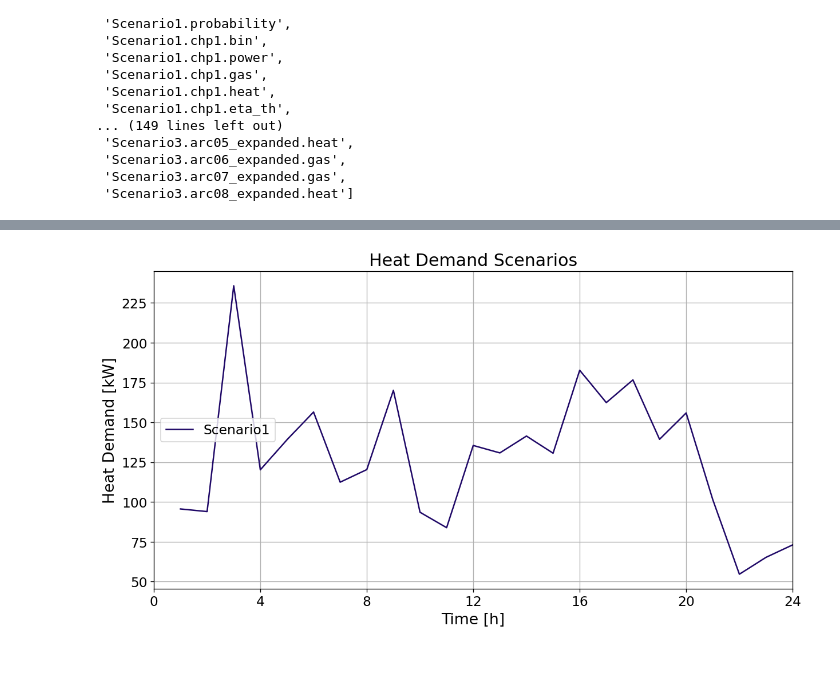
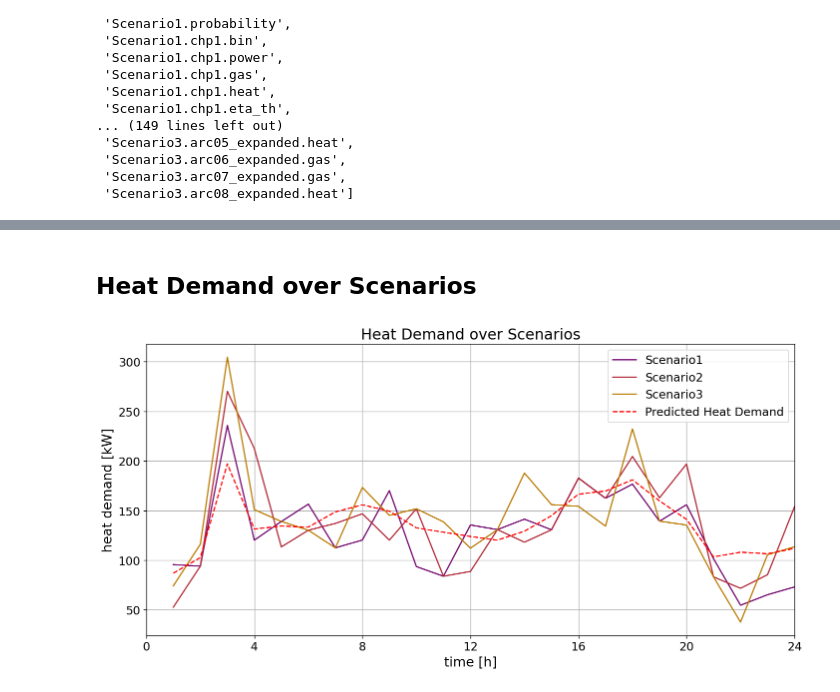
Before and after one commit to 0815Paul/SPMA, a Jupyter notebook: postprocessing/postprocessing.ipynb, the cells around one changed output, grey strips where cells are left out. Saved outputs shown, nothing was run; the diff lists cells and outputs as text; code cells hidden in the pictures; blank space fills up the shorter version.

Commit message:
Added some graphs

```diff
--- a/postprocessing/postprocessing.ipynb
+++ b/postprocessing/postprocessing.ipynb
@@ -88,22 +122,37 @@ def set_axis_properties(ax, title, ylabel, xlabel, fontsize_title, fontsize_labe
+# %% [markdown]
+## Heat Demand over Scenarios
 # %%
-#scenarios_to_plot = ['Scenario1.heat_demand_scenario', 'Scenario2.heat_demand_scenario', 'Scenario3.heat_demand_scenario']
+# Adjustable Parameters
+params_to_plot = ['heat_demand_scenario']
+scenarios_to_plot = ['Scenario1', 'Scenario2', 'Scenario3']  # For example, skip Scenario2
+data_to_plot = []
+labels = []
 
-scenarios_to_plot = ['Scenario1.heat_demand_scenario']
+# Get the data to plot
+for param in params_to_plot:
+    for scenario in scenarios_to_plot:
+        column_name = f'{scenario}.{param}'
+        if column_name in combinded_df.columns:
+            data_to_plot.append(combinded_df[column_name])
+            labels.append(f'{scenario}')
 
-data_to_plot = [combinded_df[scenario] for scenario in scenarios_to_plot]
-labels = [scenario.split('.')[0] for scenario in scenarios_to_plot]
-
-# Set Colors
-colors = cmr.take_cmap_colors('cmr.chroma', N=len(data_to_plot), cmap_range=(0.15, 0.85))
+# Get corresponding colors directly from the color mapping (fixed for each scenario)
+scenario_colors = [color_mapping[scenario] for scenario in scenarios_to_plot]
 
 # Create the plot
-
 fig, ax = plt.subplots(figsize=(12, 6), dpi=120)
 
+# Plot the scenarios
 for i, data in enumerate(data_to_plot):
-    ax.plot(data.index, data, label=labels[i], color=colors[i])
+    ax.plot(data.index, data, label=labels[i], color=scenario_colors[i])
+
+# Plot additional global parameters like heat_price and gas_price (with fixed colors)
+ax.plot(data.index, combinded_df['Scenario1.heat_demand'], label='Predicted Heat Demand', color='red', linestyle='--')
 
 # Set Axis Properties
-set_axis_properties(ax, 'Heat Demand Scenarios', 'Heat Demand [kW]', 'Time [h]', fontsize_title, fontsize_label)
+set_axis_properties(ax, 'Heat Demand over Scenarios', 'heat demand [kW]', 'time [h]', fontsize_title, fontsize_label)
+
+plt.tight_layout()
+plt.show()
 # %% [output]
-[figure, old version]
+[figure, new version]
```
Also changed, not shown: parts of 4 cells of this notebook, 8 other files.
